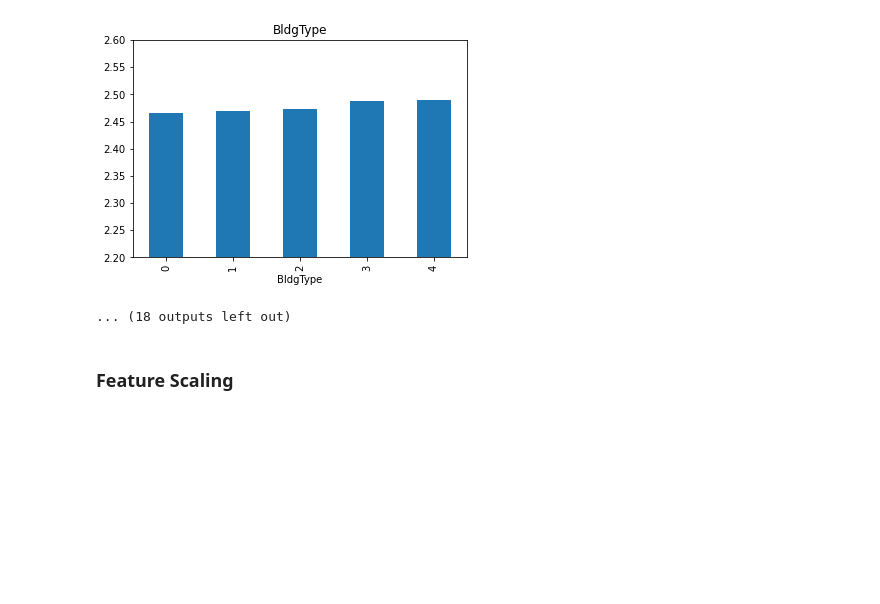
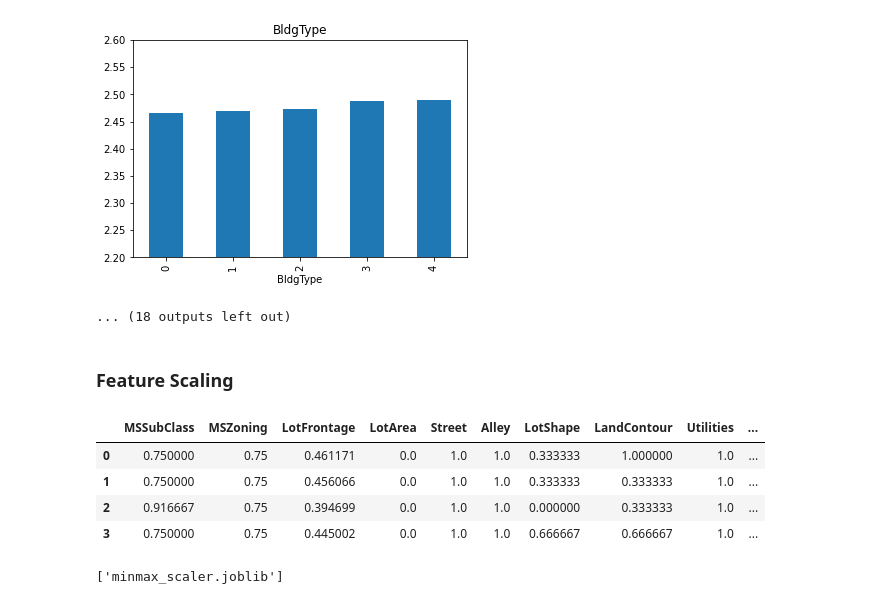
Before and after one commit to Arnold-git/MLOp, a Jupyter notebook: Research and Development/ml-pipepline-feature-engineering.ipynb, the cells around one changed output. Drawn from its saved outputs; the diff is of its cells as text; code cells hidden in the pictures; blank space fills up the shorter version.

```diff
--- a/Research and Development/ml-pipepline-feature-engineering.ipynb
+++ b/Research and Development/ml-pipepline-feature-engineering.ipynb
@@ -631,3 +631,11 @@ X_test = pd.DataFrame(
     scaler.transform(X_train),
     columns=X_train.columns
 )
+# %%
+X_train.head(4)
+# %% [output]
+|  | MSSubClass | MSZoning | LotFrontage | LotArea | Street | Alley | LotShape | LandContour | Utilities | ... |
+| 0 | 0.750000 | 0.75 | 0.461171 | 0.0 | 1.0 | 1.0 | 0.333333 | 1.000000 | 1.0 | ... |
+| 1 | 0.750000 | 0.75 | 0.456066 | 0.0 | 1.0 | 1.0 | 0.333333 | 0.333333 | 1.0 | ... |
+| 2 | 0.916667 | 0.75 | 0.394699 | 0.0 | 1.0 | 1.0 | 0.000000 | 0.333333 | 1.0 | ... |
+| 3 | 0.750000 | 0.75 | 0.445002 | 0.0 | 1.0 | 1.0 | 0.666667 | 0.666667 | 1.0 | ... |
@@ -633,0 +650,6 @@ X_test = pd.DataFrame(
+# %%
+# let save the scaler
+
+joblib.dump(scaler, 'minmax_scaler.joblib')
+# %% [output]
+['minmax_scaler.joblib']
```
Also changed, not shown: parts of 1 cell of this notebook, 2 other files.
